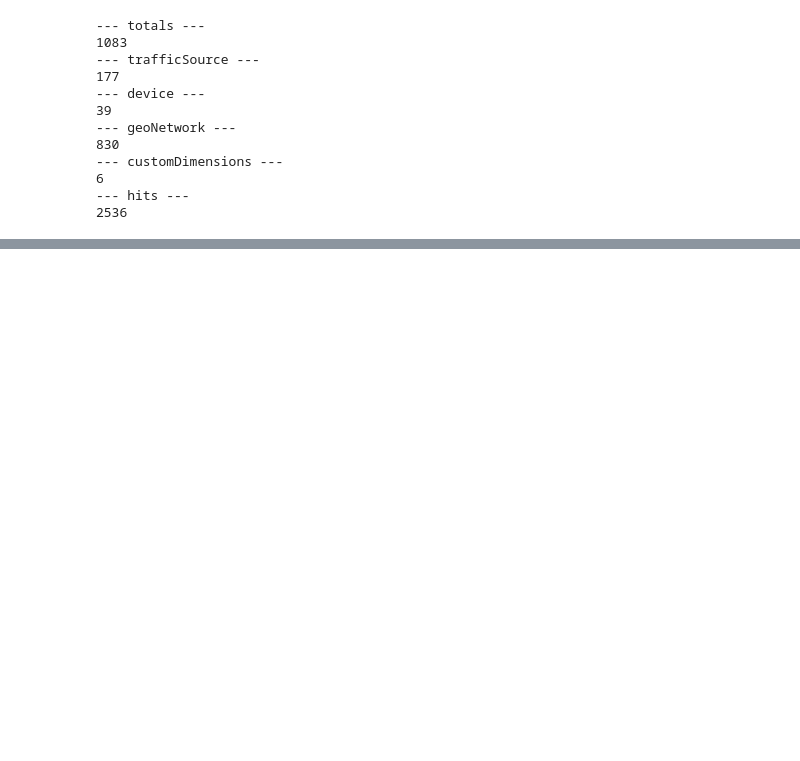
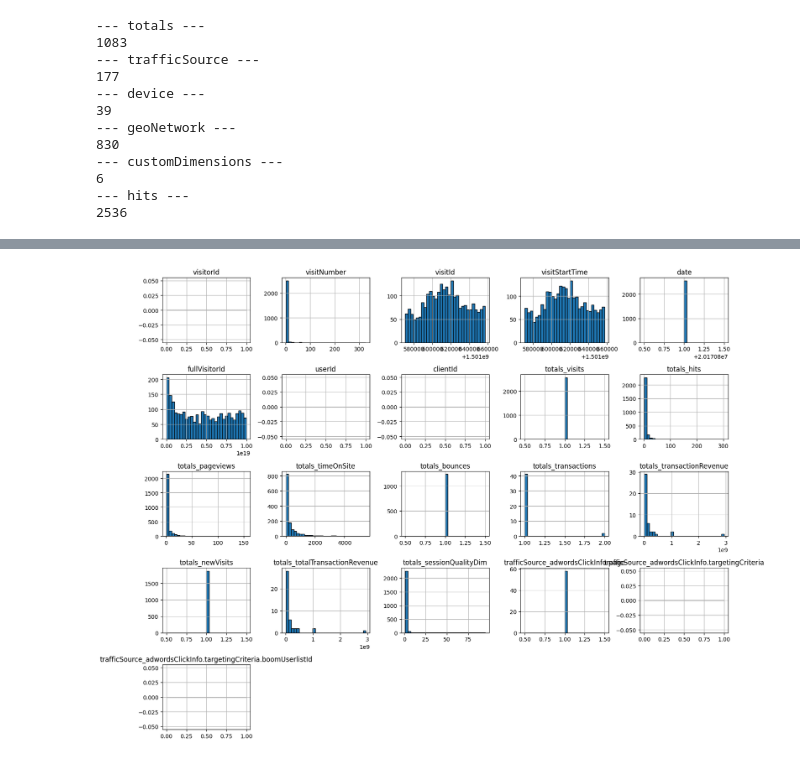
Before and after one commit to shivam199708/churn-Prediction-GCP, a Jupyter notebook: notebooks/EDA.ipynb, the cells around one changed output, grey strips where cells are left out. Cells and saved outputs as stored; diff of their text form; code cells hidden in the pictures; blank space fills up the shorter version.

```diff
--- a/notebooks/EDA.ipynb
+++ b/notebooks/EDA.ipynb
@@ -122,0 +123,5 @@ for col in cols:
+# %%
+import ast
+
+# Convert the stringified dicts into real dicts
+df['totals_dict'] = df['totals'].apply(lambda x: ast.literal_eval(x) if pd.notnull(x) else {})
@@ -122,0 +146,31 @@ for col in cols:
+# %%
+import json
+
+def safe_json_loads(x):
+    """Safely parse stringified dicts/JSON objects."""
+    if pd.isna(x):
+        return {}
+    try:
+        return json.loads(x.replace("None", "null")
+                            .replace("True", "true")
+                            .replace("False", "false"))
+    except Exception:
+        return {}
+
+def flatten_json_column(df, col_name):
+    """
+    Flattens a JSON/dict-like string column into separate dataframe columns.
+    """
+    df[f"{col_name}_dict"] = df[col_name].apply(safe_json_loads)
+
+    expanded = pd.json_normalize(df[f"{col_name}_dict"])
+    expanded = expanded.add_prefix(f"{col_name}_")
+
+    df = df.join(expanded)
+    return df
+# %%
+df = flatten_json_column(df, "trafficSource")
+df = flatten_json_column(df, "device")
+df = flatten_json_column(df, "geoNetwork")
+df = flatten_json_column(df, "customDimensions")
+df = flatten_json_column(df, "hits")
@@ -122,0 +197,10 @@ for col in cols:
+# %%
+import matplotlib.pyplot as plt
+
+num_cols = df.select_dtypes(include=["int64","float64","uint64"]).columns
+
+df[num_cols].hist(figsize=(15, 12), bins=30, edgecolor="black")
+plt.tight_layout()
+plt.show()
+# %% [output]
+[figure, added]
```
Also changed, not shown: parts of 10 cells of this notebook.
